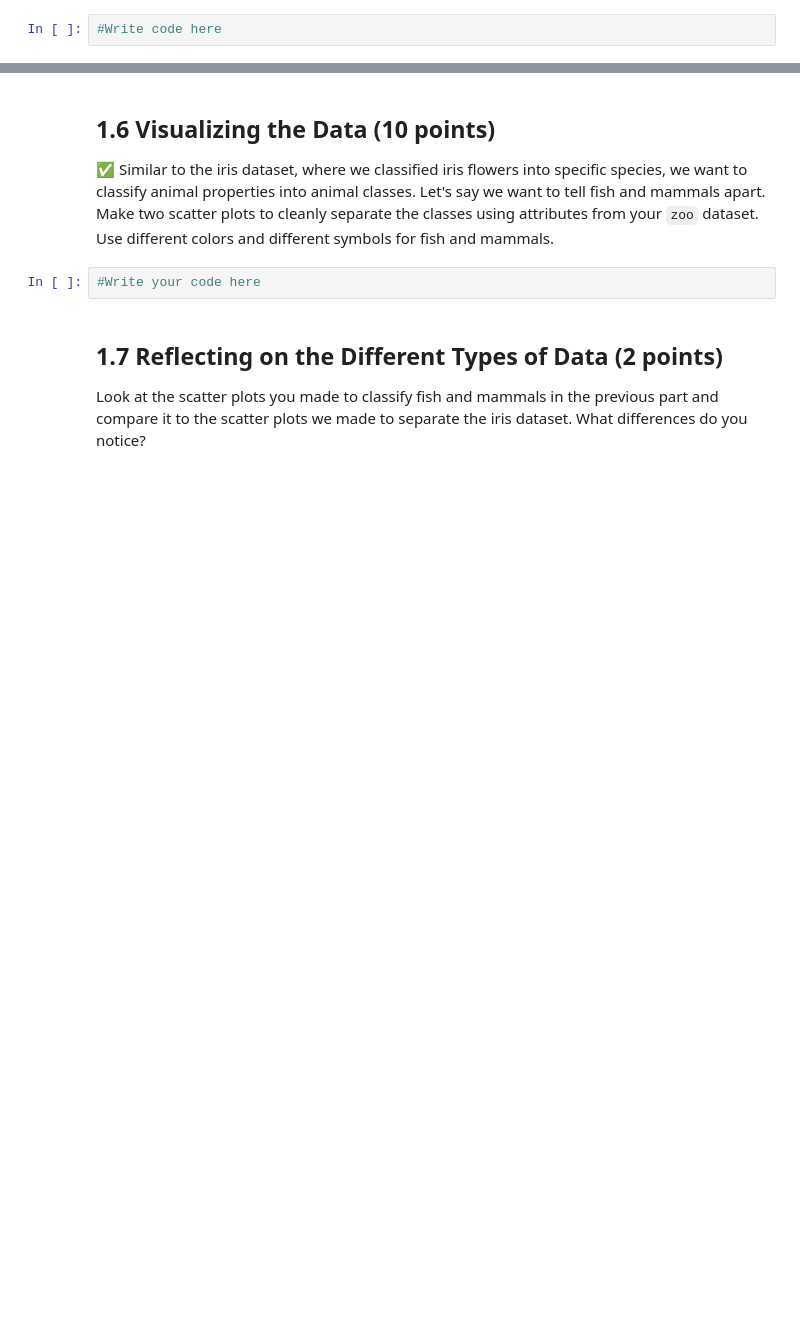
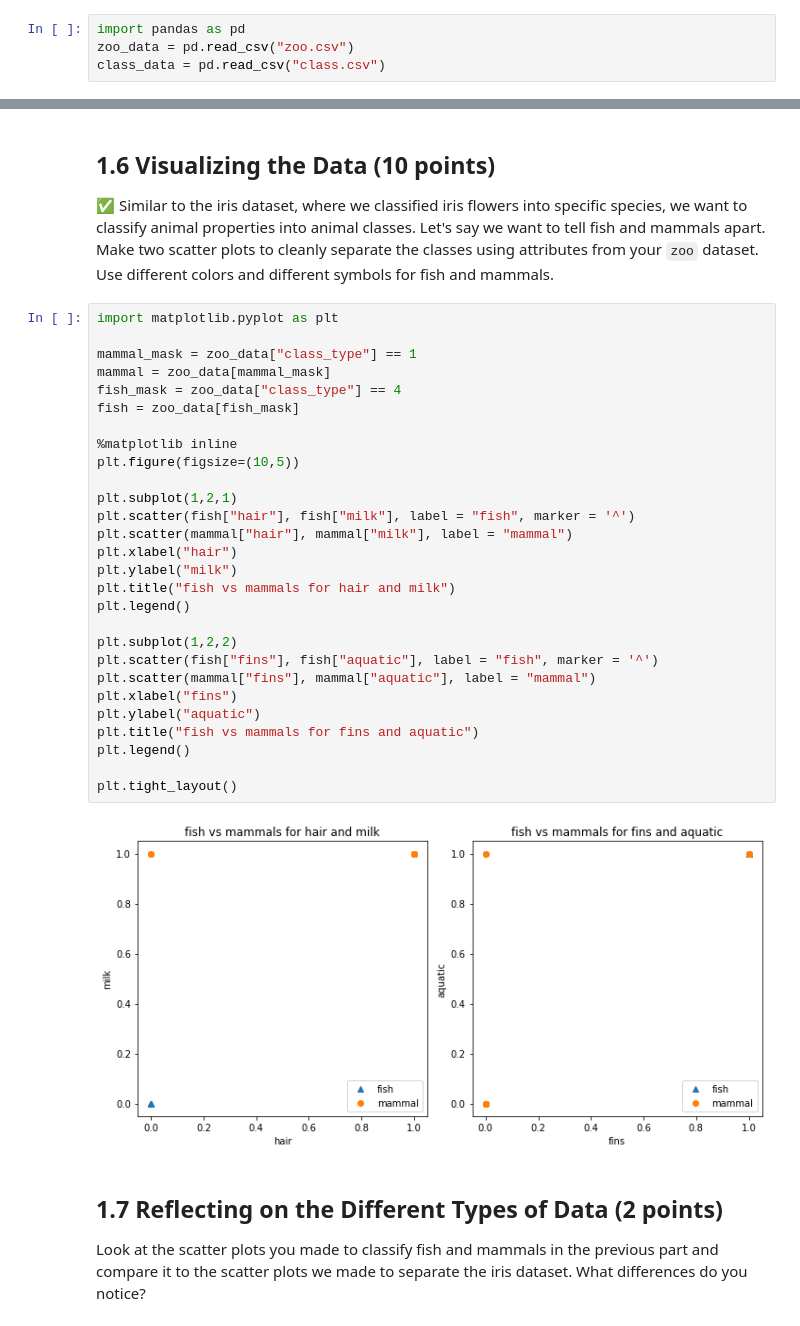
Before and after one commit to pascoela/CMSE202-s23-turnin, a Jupyter notebook: hw-02/HW-02_PandasAndObjects-Pascoe.ipynb, the cells around one changed output, grey strips where cells are left out. Cells and saved outputs as stored; diff of their text form; blank space fills up the shorter version.

Commit message:
part 1: downloaded csv files, viewed, described, and visualized data

```diff
--- a/hw-02/HW-02_PandasAndObjects-Pascoe.ipynb
+++ b/hw-02/HW-02_PandasAndObjects-Pascoe.ipynb
@@ -82,7 +84,9 @@ Look at both datasets (`class.csv`, `zoo.csv`). Describe the contents of both da
 
 &#9989; Use pandas to read in the `zoo.csv` and `class.csv` files into DataFrames.
 # %%
-#Write code here
+import pandas as pd
+zoo_data = pd.read_csv("zoo.csv")
+class_data = pd.read_csv("class.csv")
 # %% [markdown]
 ## Part 1.5 Counting Classes (2 Points).
 
@@ -94,7 +113,35 @@ Look back in the PCA/ICA and see how we used `groupby` to find the number of Iri
 
 &#9989; Similar to the iris dataset, where we classified iris flowers into specific species, we want to classify animal properties into animal classes. Let's say we want to tell fish and mammals apart. Make two scatter plots to cleanly separate the classes using attributes from your `zoo` dataset. Use different colors and different symbols for fish and mammals.
 # %%
-#Write your code here
+import matplotlib.pyplot as plt
+
+mammal_mask = zoo_data["class_type"] == 1
+mammal = zoo_data[mammal_mask]
+fish_mask = zoo_data["class_type"] == 4
+fish = zoo_data[fish_mask]
+
+%matplotlib inline
+plt.figure(figsize=(10,5))
+
+plt.subplot(1,2,1)
+plt.scatter(fish["hair"], fish["milk"], label = "fish", marker = '^')
+plt.scatter(mammal["hair"], mammal["milk"], label = "mammal")
+plt.xlabel("hair")
+plt.ylabel("milk")
+plt.title("fish vs mammals for hair and milk")
+plt.legend()
+
+plt.subplot(1,2,2)
+plt.scatter(fish["fins"], fish["aquatic"], label = "fish", marker = '^')
+plt.scatter(mammal["fins"], mammal["aquatic"], label = "mammal")
+plt.xlabel("fins")
+plt.ylabel("aquatic")
+plt.title("fish vs mammals for fins and aquatic")
+plt.legend()
+
+plt.tight_layout()
+# %% [output]
+[figure, added]
 # %% [markdown]
 ## 1.7 Reflecting on the Different Types of Data (2 points)
 
```
Also changed, not shown: parts of 6 cells of this notebook, 2 other files.
